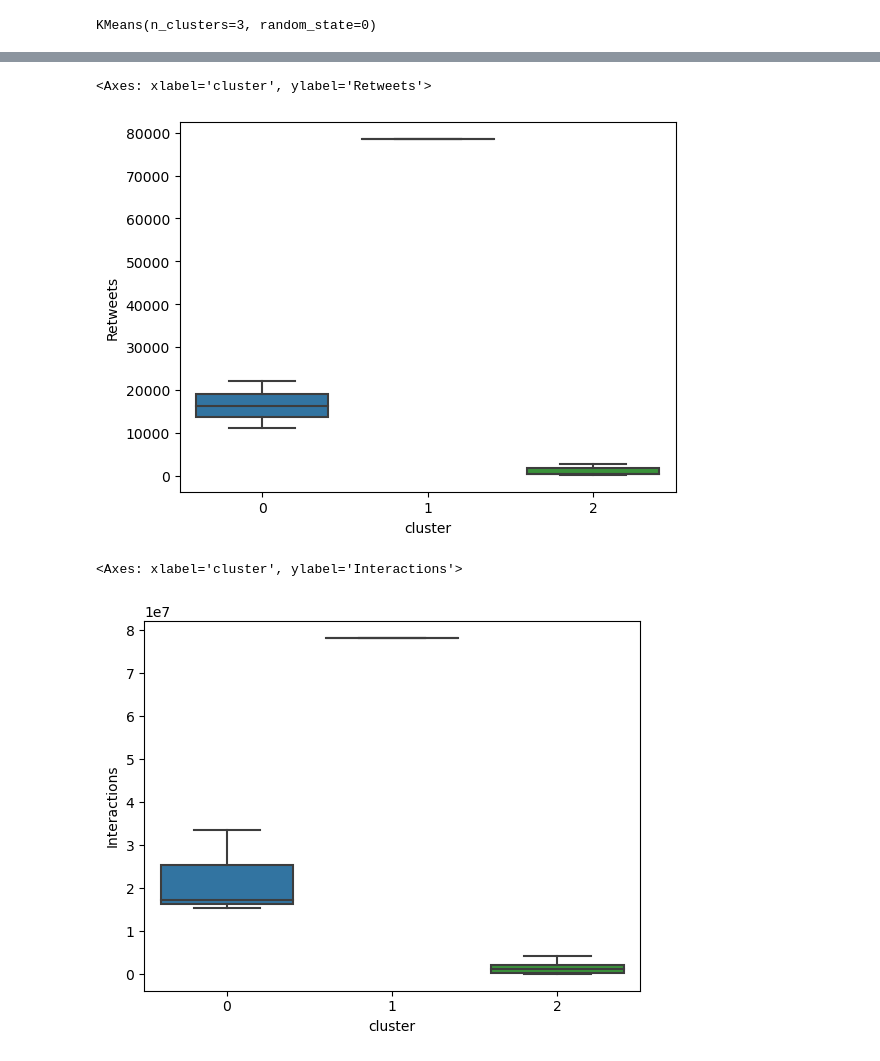
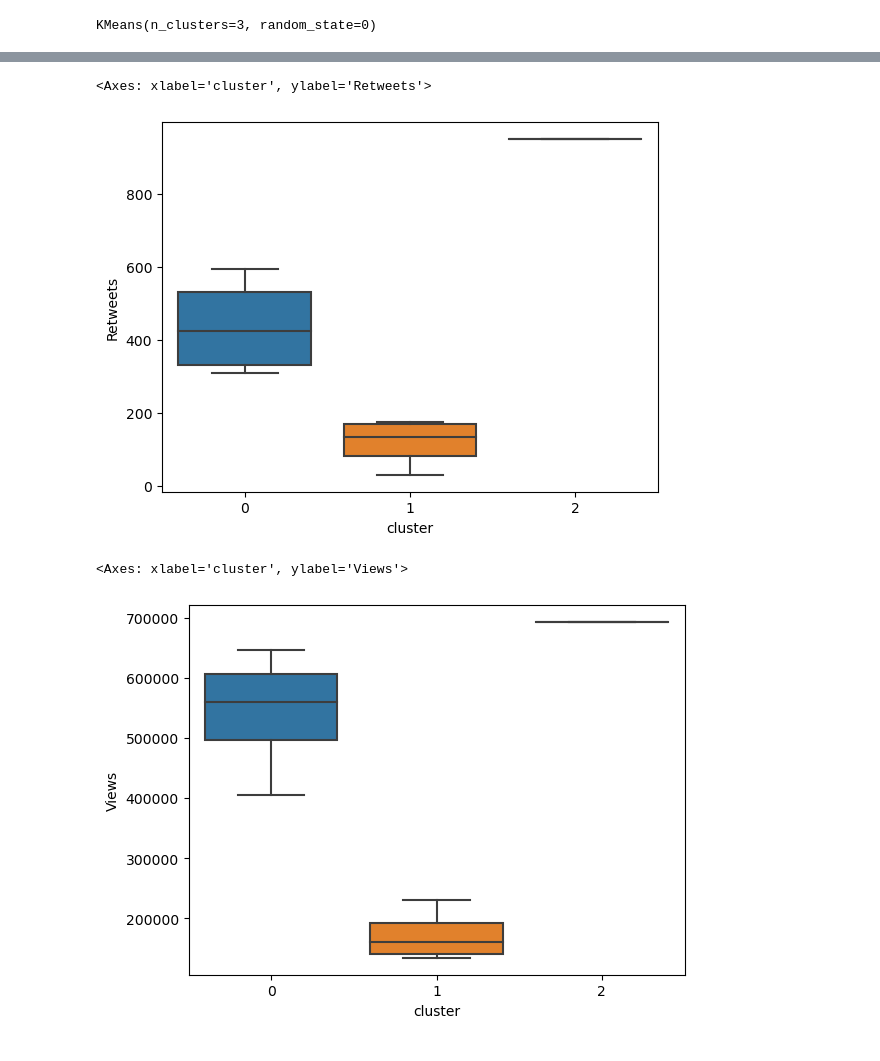
Before and after one commit to koalaspero/ICD-Proyecto, a Jupyter notebook: notebooks/Clustering - Interacciones.ipynb, the cells around one changed output, grey strips where cells are left out. Saved outputs shown, nothing was run; the diff lists cells and outputs as text; code cells hidden in the pictures.

Commit message:
Arreglando clustering

```diff
--- a/notebooks/Clustering - Interacciones.ipynb
+++ b/notebooks/Clustering - Interacciones.ipynb
@@ -6,7 +6,7 @@ from sklearn.cluster import KMeans
 import seaborn as sns
 import matplotlib.pyplot as plt
 # %%
-df = pd.read_csv("../output/intercciones-por-delito.csv")
+df = pd.read_csv("../output/intercciones-por-delito-mean.csv")
 # %%
 df
 # %% [output]
@@ -95 +101,5 @@ df["cluster"] = kmeans.labels_
+# %%
+df[['Comments', 'Likes', 'Retweets', 'Interactions']] = df[['Comments', 'Likes', 'Retweets', 'Interactions']].astype(int)
+# %%
+df.columns = ['Views' if x == 'Interactions' else x for x in df.columns]
 # %%
@@ -141,9 +159,9 @@ sns.boxplot(x="cluster", y="Likes", data=df)
 sns.boxplot(x="cluster", y="Retweets", data=df)
 # %% [output]
 <Axes: xlabel='cluster', ylabel='Retweets'>
-[figure, old version]
+[figure, new version]
 # %%
-sns.boxplot(x="cluster", y="Interactions", data=df)
+sns.boxplot(x="cluster", y="Views", data=df)
 # %% [output]
-<Axes: xlabel='cluster', ylabel='Interactions'>
+<Axes: xlabel='cluster', ylabel='Views'>
-[figure, old version]
+[figure, new version]
```
Also changed, not shown: parts of 15 cells of this notebook, 5 other files.
